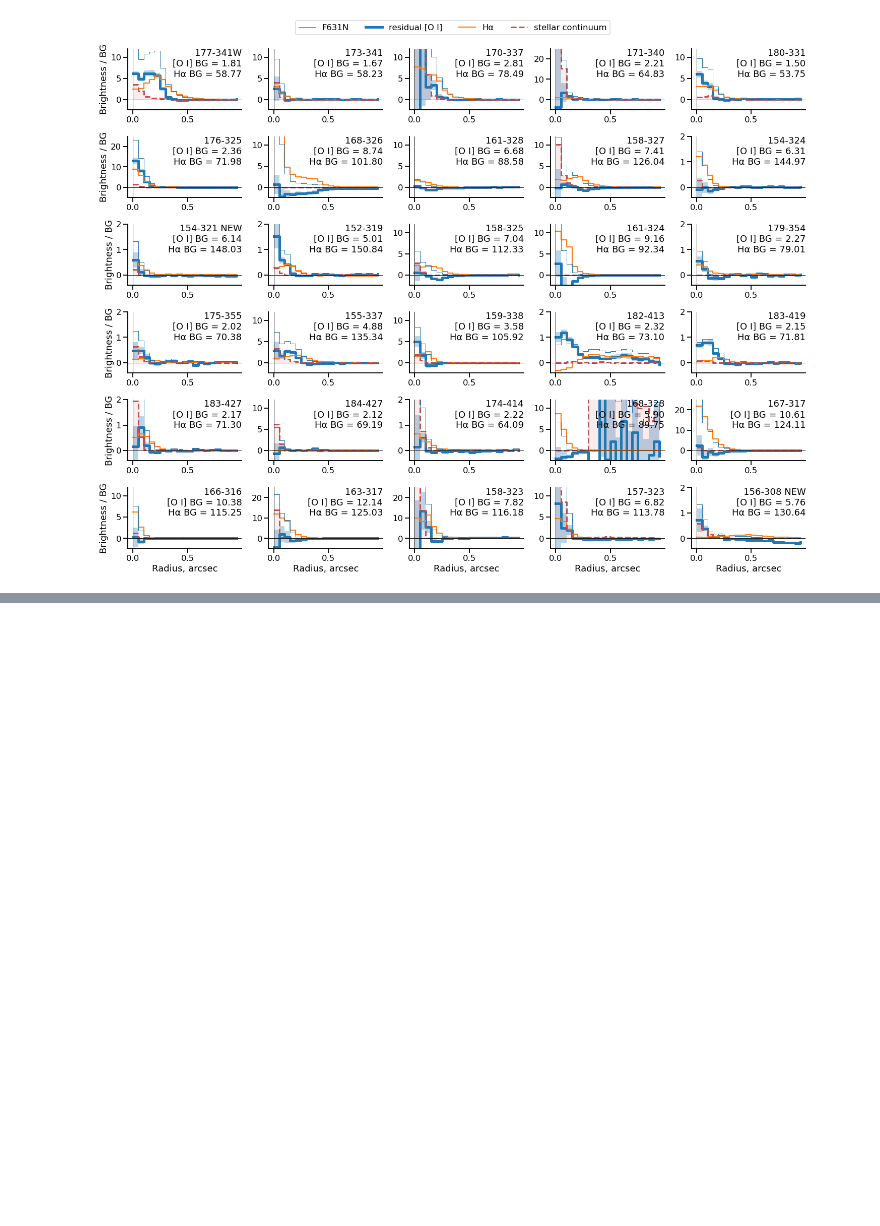
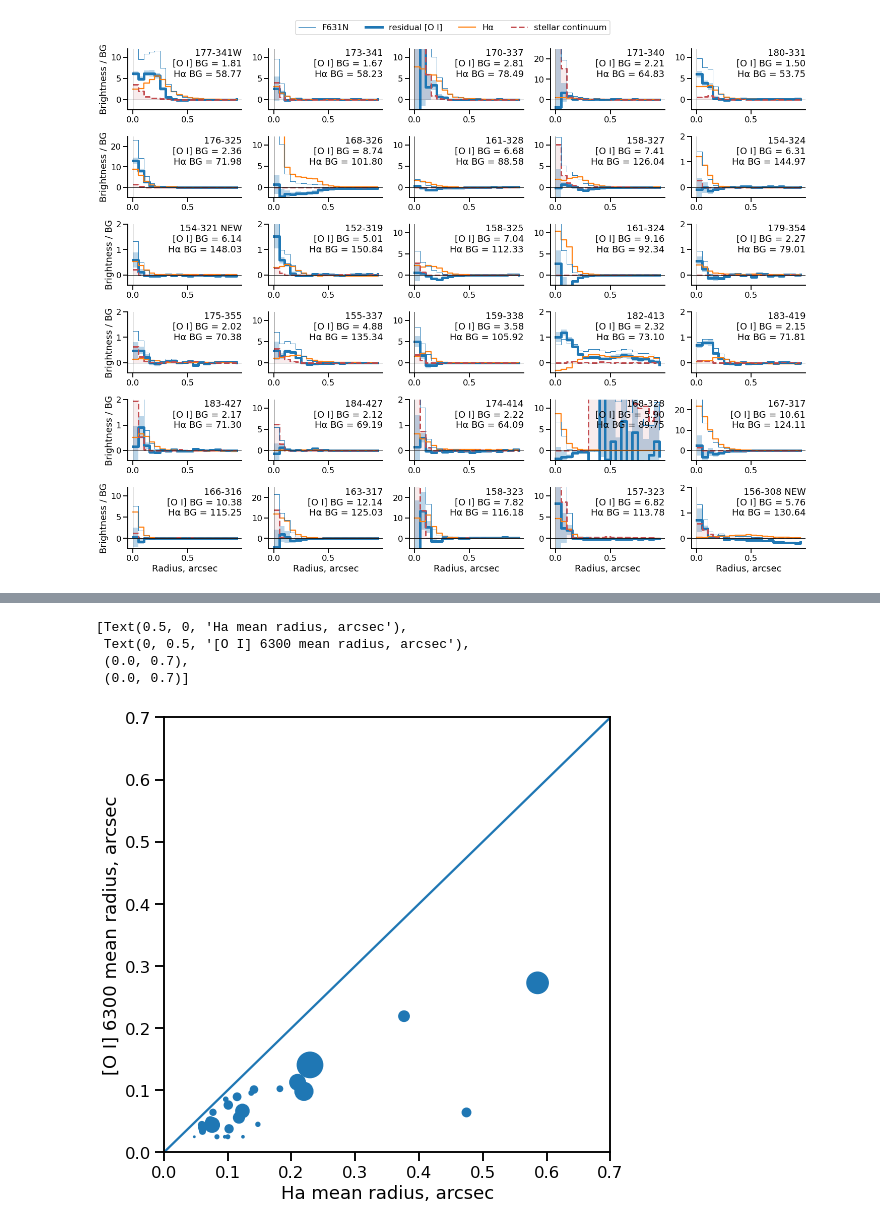
Before and after one commit to will-henney/neutral-proplyds, a Jupyter notebook: notebooks/02-all-proplyds-PC.ipynb, the cells around one changed output, grey strips where cells are left out. Cells and saved outputs as stored; diff of their text form; code cells hidden in the pictures; blank space fills up the shorter version.

```diff
--- a/notebooks/02-all-proplyds-PC.ipynb
+++ b/notebooks/02-all-proplyds-PC.ipynb
@@ -769,0 +978,21 @@ pres.nha, pres.noi, pres.noi_lo, pres.noi_hi
+# %%
+fig, ax = plt.subplots(figsize=(8, 8))
+ax.scatter(
+    "r_ha",
+    "r_oi",
+    data=results_table,
+    s=30 * results_table["s/n"] * results_table["r_oi"] / 0.05,
+)
+ax.plot([0, 0.7], [0, 0.7])
+ax.set(
+    xlabel="Ha mean radius, arcsec",
+    ylabel="[O I] 6300 mean radius, arcsec",
+    xlim=[0, 0.7],
+    ylim=[0, 0.7],
+)
+# %% [output]
+[Text(0.5, 0, 'Ha mean radius, arcsec'),
+ Text(0, 0.5, '[O I] 6300 mean radius, arcsec'),
+ (0.0, 0.7),
+ (0.0, 0.7)]
+[figure, added]
```
Also changed, not shown: parts of 15 cells of this notebook, 1 other file.
